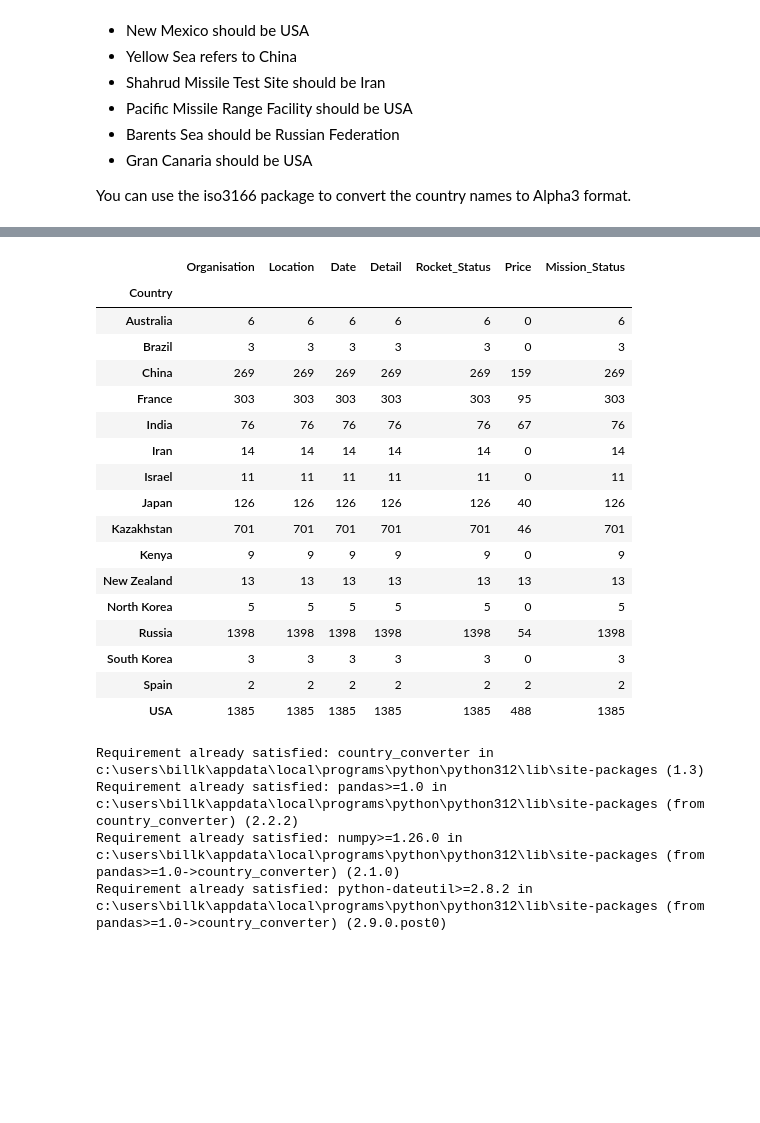
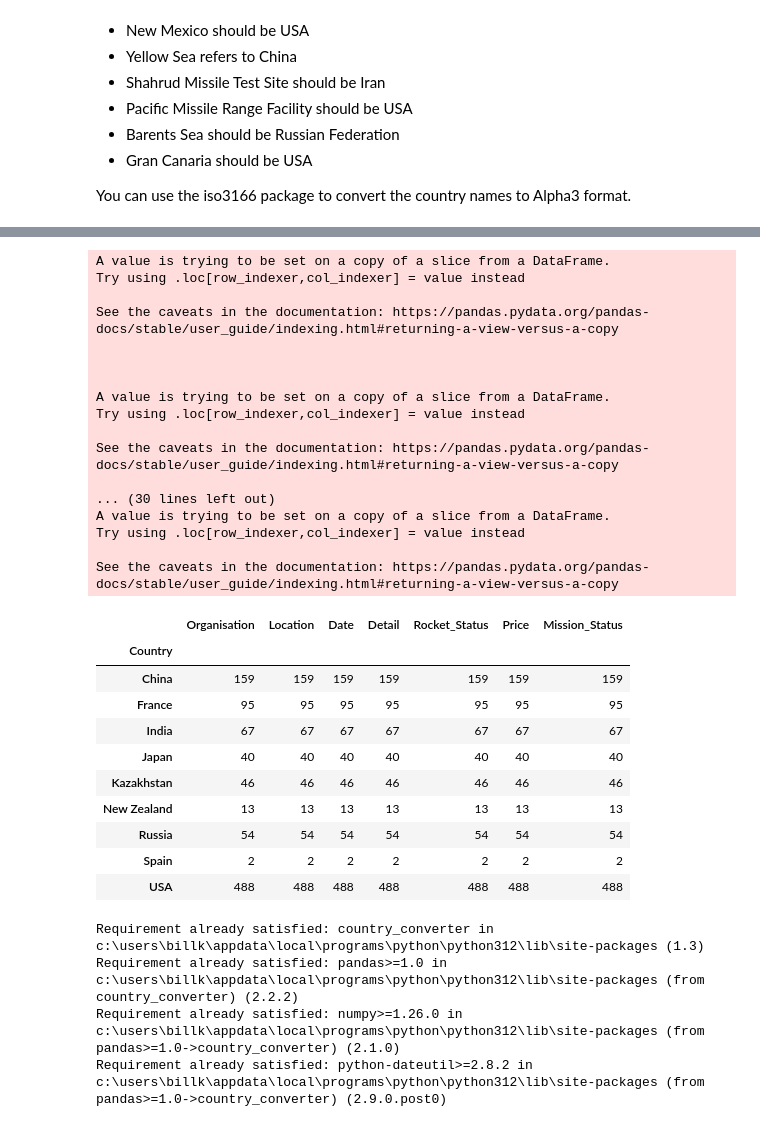
Before and after one commit to Bill-khk/Data-analysis, a Jupyter notebook: SpaceMissions/data/Space_Missions_Analysis.ipynb, the cells around one changed output, grey strips where cells are left out. Saved outputs shown, nothing was run; the diff lists cells and outputs as text; code cells hidden in the pictures; blank space fills up the shorter version.

Commit message:
Data Analysis

```diff
--- a/SpaceMissions/data/Space_Missions_Analysis.ipynb
+++ b/SpaceMissions/data/Space_Missions_Analysis.ipynb
@@ -296,5 +300,5 @@ df_data.head(5)
 # %%
-country_df = df_data['Location'].str.extract(r',([^,]+)$')[0]
+country_df = clean_df['Location'].str.extract(r',([^,]+)$')[0]
 country_df = country_df.str[1:]
 country_df
 # %% [output]
@@ -313,5 +317,5 @@ Name: 0, Length: 4324, dtype: object
 # %%
-df_data.insert(df_data.columns.get_loc('Location'), 'Country', country_df)
-df_data.head()
+clean_df.insert(clean_df.columns.get_loc('Location'), 'Country', country_df)
+clean_df.head()
 # %% [output]
 |  | Organisation | Country | Location | Date | Detail | Rocket_Status | Price | Mission_Status |
@@ -343,33 +342,44 @@ df_data.groupby('Country').count()
 | Yellow Sea | 1 | 1 | 1 | 1 | 1 | 1 | 1 |
 # %%
-df_data['Country'] = df_data['Country'].replace('Barents Sea', 'Russia')
-df_data['Country'] = df_data['Country'].replace('Gran Canaria', 'Spain')
-df_data['Country'] = df_data['Country'].replace('New Mexico', 'USA')
-df_data['Country'] = df_data['Country'].replace('Pacific Missile Range Facility', 'USA')
-df_data['Country'] = df_data['Country'].replace('Shahrud Missile Test Site', 'Iran')
-df_data['Country'] = df_data['Country'].replace('Yellow Sea', 'China')
-df_data['Country'] = df_data['Country'].replace('Pacific Ocean', 'USA')
+clean_df['Country'] = clean_df['Country'].replace('Barents Sea', 'Russia')
+clean_df['Country'] = clean_df['Country'].replace('Gran Canaria', 'Spain')
+clean_df['Country'] = clean_df['Country'].replace('New Mexico', 'USA')
+clean_df['Country'] = clean_df['Country'].replace('Pacific Missile Range Facility', 'USA')
+clean_df['Country'] = clean_df['Country'].replace('Shahrud Missile Test Site', 'Iran')
+clean_df['Country'] = clean_df['Country'].replace('Yellow Sea', 'China')
+clean_df['Country'] = clean_df['Country'].replace('Pacific Ocean', 'USA')
+# %% [output]
+A value is trying to be set on a copy of a slice from a DataFrame.
+Try using .loc[row_indexer,col_indexer] = value instead
+
+See the caveats in the documentation: https://pandas.pydata.org/pandas-docs/stable/user_guide/indexing.html#returning-a-view-versus-a-copy
+
+
+
+A value is trying to be set on a copy of a slice from a DataFrame.
+Try using .loc[row_indexer,col_indexer] = value instead
+
+See the caveats in the documentation: https://pandas.pydata.org/pandas-docs/stable/user_guide/indexing.html#returning-a-view-versus-a-copy
+
+... (30 lines left out)
+A value is trying to be set on a copy of a slice from a DataFrame.
+Try using .loc[row_indexer,col_indexer] = value instead
+
+See the caveats in the documentation: https://pandas.pydata.org/pandas-docs/stable/user_guide/indexing.html#returning-a-view-versus-a-copy
 # %%
-df_data.groupby('Country').count()
+clean_df.groupby('Country').count()
 # %% [output]
 |  | Organisation | Location | Date | Detail | Rocket_Status | Price | Mission_Status |
 | Country |  |  |  |  |  |  |  |
-| Australia | 6 | 6 | 6 | 6 | 6 | 0 | 6 |
-| Brazil | 3 | 3 | 3 | 3 | 3 | 0 | 3 |
-| China | 269 | 269 | 269 | 269 | 269 | 159 | 269 |
-| France | 303 | 303 | 303 | 303 | 303 | 95 | 303 |
-| India | 76 | 76 | 76 | 76 | 76 | 67 | 76 |
-| Iran | 14 | 14 | 14 | 14 | 14 | 0 | 14 |
-| Israel | 11 | 11 | 11 | 11 | 11 | 0 | 11 |
-| Japan | 126 | 126 | 126 | 126 | 126 | 40 | 126 |
-| Kazakhstan | 701 | 701 | 701 | 701 | 701 | 46 | 701 |
-| Kenya | 9 | 9 | 9 | 9 | 9 | 0 | 9 |
+| China | 159 | 159 | 159 | 159 | 159 | 159 | 159 |
+| France | 95 | 95 | 95 | 95 | 95 | 95 | 95 |
+| India | 67 | 67 | 67 | 67 | 67 | 67 | 67 |
+| Japan | 40 | 40 | 40 | 40 | 40 | 40 | 40 |
+| Kazakhstan | 46 | 46 | 46 | 46 | 46 | 46 | 46 |
 | New Zealand | 13 | 13 | 13 | 13 | 13 | 13 | 13 |
-| North Korea | 5 | 5 | 5 | 5 | 5 | 0 | 5 |
-| Russia | 1398 | 1398 | 1398 | 1398 | 1398 | 54 | 1398 |
-| South Korea | 3 | 3 | 3 | 3 | 3 | 0 | 3 |
+| Russia | 54 | 54 | 54 | 54 | 54 | 54 | 54 |
 | Spain | 2 | 2 | 2 | 2 | 2 | 2 | 2 |
-| USA | 1385 | 1385 | 1385 | 1385 | 1385 | 488 | 1385 |
+| USA | 488 | 488 | 488 | 488 | 488 | 488 | 488 |
 # %%
 !pip install country_converter --upgrade
 import country_converter as coco
```
Also changed, not shown: parts of 31 cells of this notebook.
